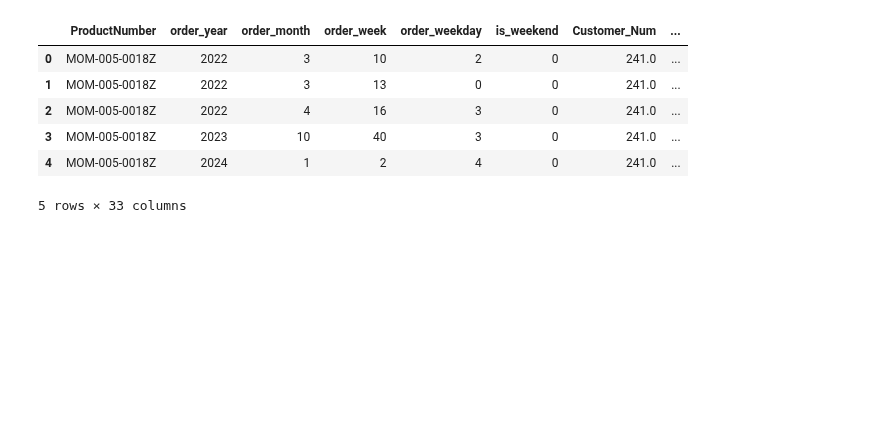
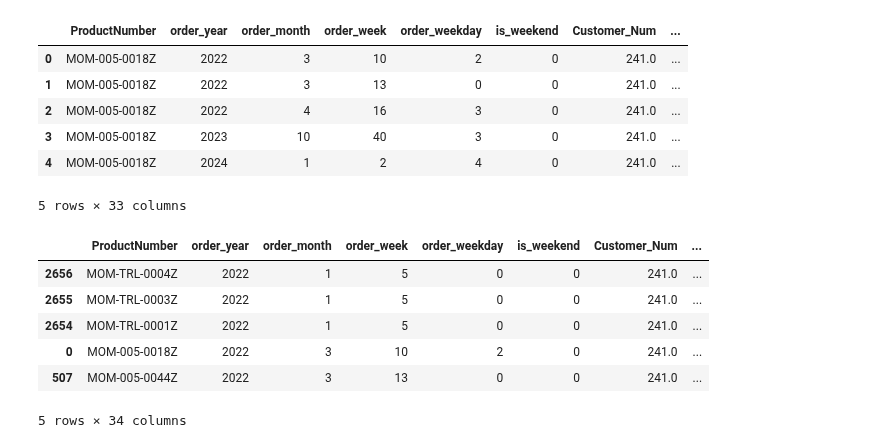
Before and after one commit to mwilko/SCM-Predictive-Analytics, a Jupyter notebook: notebooks/neural_network/cust_demand_forecast_nn.ipynb, the cells around one changed output. Drawn from its saved outputs; the diff is of its cells as text; code cells hidden in the pictures; blank space fills up the shorter version.

```diff
--- a/notebooks/neural_network/cust_demand_forecast_nn.ipynb
+++ b/notebooks/neural_network/cust_demand_forecast_nn.ipynb
@@ -485,3 +478,13 @@ customer_total['OrderDate'] = pd.to_datetime(customer_total[['order_year', 'orde
 
 # Sort by OrderDate to maintain time order
 customer_total = customer_total.sort_values(by='OrderDate')
+# %%
+customer_total.head()
+# %% [output]
+|  | ProductNumber | order_year | order_month | order_week | order_weekday | is_weekend | Customer_Num | ... |
+| 2656 | MOM-TRL-0004Z | 2022 | 1 | 5 | 0 | 0 | 241.0 | ... |
+| 2655 | MOM-TRL-0003Z | 2022 | 1 | 5 | 0 | 0 | 241.0 | ... |
+| 2654 | MOM-TRL-0001Z | 2022 | 1 | 5 | 0 | 0 | 241.0 | ... |
+| 0 | MOM-005-0018Z | 2022 | 3 | 10 | 2 | 0 | 241.0 | ... |
+| 507 | MOM-005-0044Z | 2022 | 3 | 13 | 0 | 0 | 241.0 | ... |
+5 rows × 34 columns
```
Also changed, not shown: parts of 16 cells of this notebook, 3 other files.
